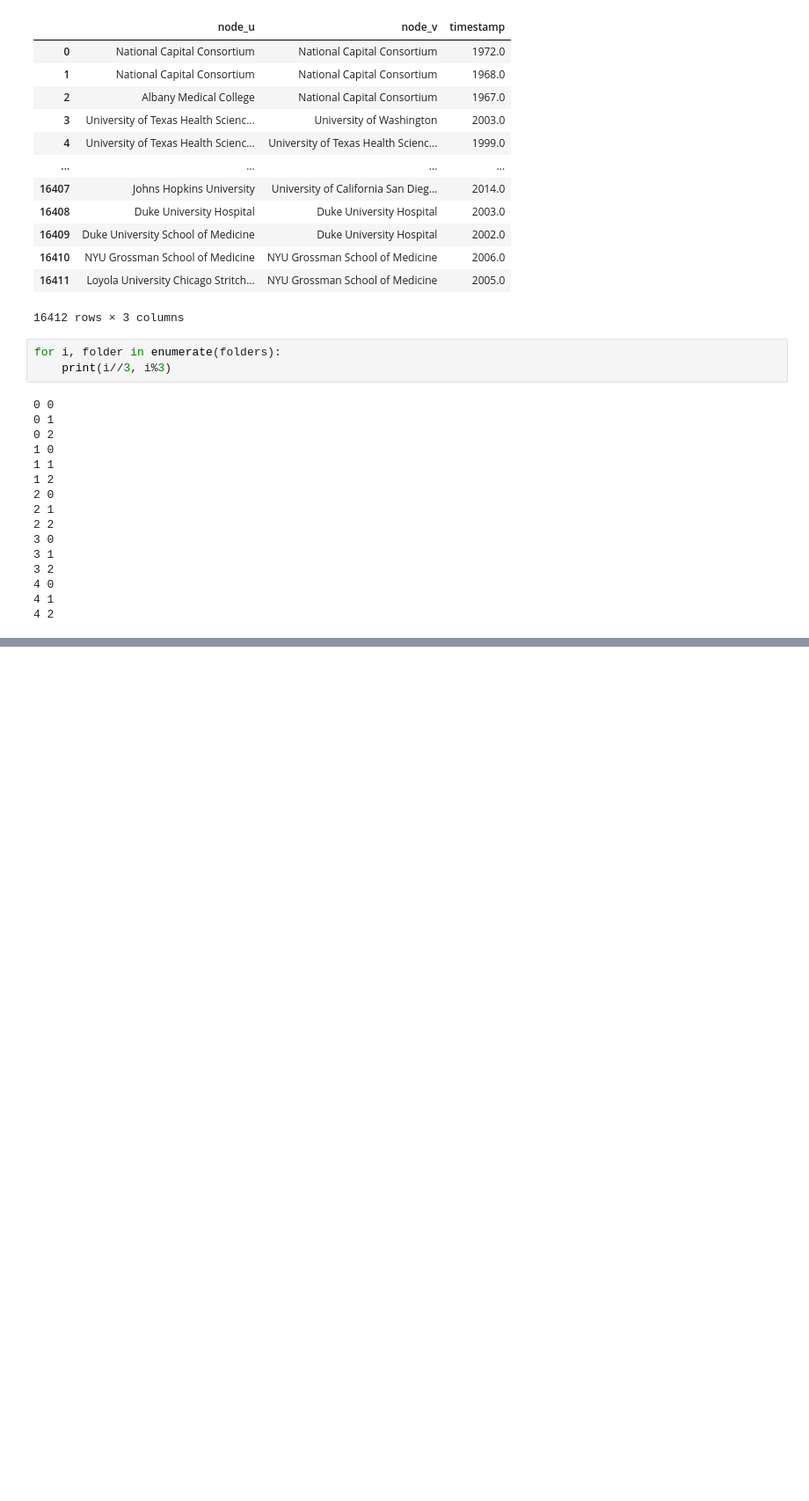
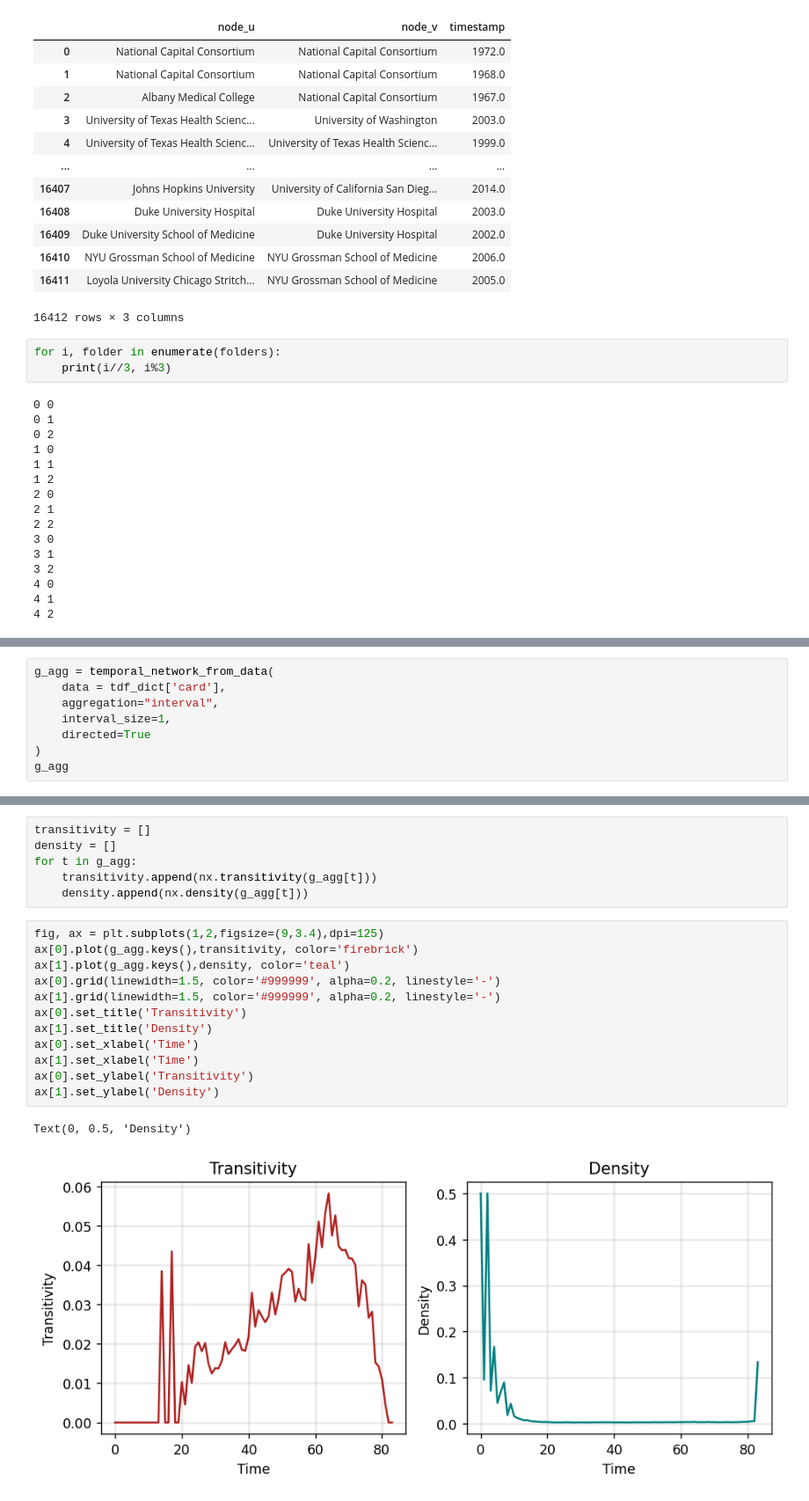
Before and after one commit to nmoghaddas19/physician_trajectories, a Jupyter notebook: code/temporal_analysis.ipynb, the cells around one changed output, grey strips where cells are left out. Shown at 88% size. Cells and saved outputs as stored; diff of their text form; blank space fills up the shorter version.

```diff
--- a/code/temporal_analysis.ipynb
+++ b/code/temporal_analysis.ipynb
@@ -607,0 +889,8 @@ plt.savefig('../figs/transfer_counts.pdf', dpi=425, bbox_inches='tight')
+# %%
+g_agg = temporal_network_from_data(
+    data = tdf_dict['card'],
+    aggregation="interval",
+    interval_size=1,
+    directed=True
+)
+g_agg
@@ -607,0 +981,21 @@ plt.savefig('../figs/transfer_counts.pdf', dpi=425, bbox_inches='tight')
+# %%
+transitivity = []
+density = []
+for t in g_agg:
+    transitivity.append(nx.transitivity(g_agg[t]))
+    density.append(nx.density(g_agg[t]))
+# %%
+fig, ax = plt.subplots(1,2,figsize=(9,3.4),dpi=125)
+ax[0].plot(g_agg.keys(),transitivity, color='firebrick')
+ax[1].plot(g_agg.keys(),density, color='teal')
+ax[0].grid(linewidth=1.5, color='#999999', alpha=0.2, linestyle='-')
+ax[1].grid(linewidth=1.5, color='#999999', alpha=0.2, linestyle='-')
+ax[0].set_title('Transitivity')
+ax[1].set_title('Density')
+ax[0].set_xlabel('Time')
+ax[1].set_xlabel('Time')
+ax[0].set_ylabel('Transitivity')
+ax[1].set_ylabel('Density')
+# %% [output]
+Text(0, 0.5, 'Density')
+[figure, added]
```
Also changed, not shown: parts of 11 cells of this notebook, 2 other files.
